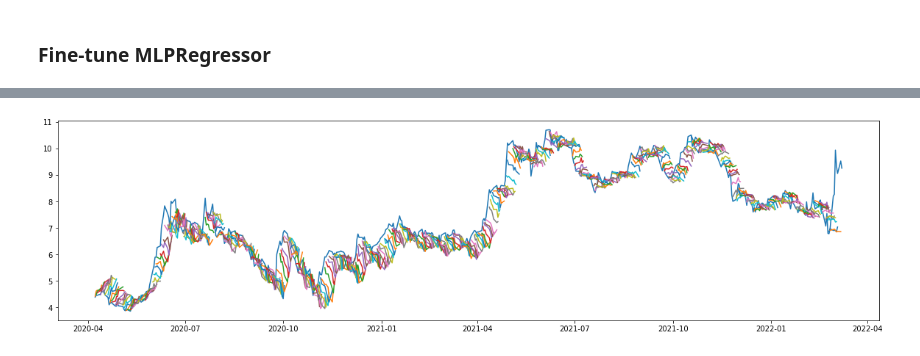
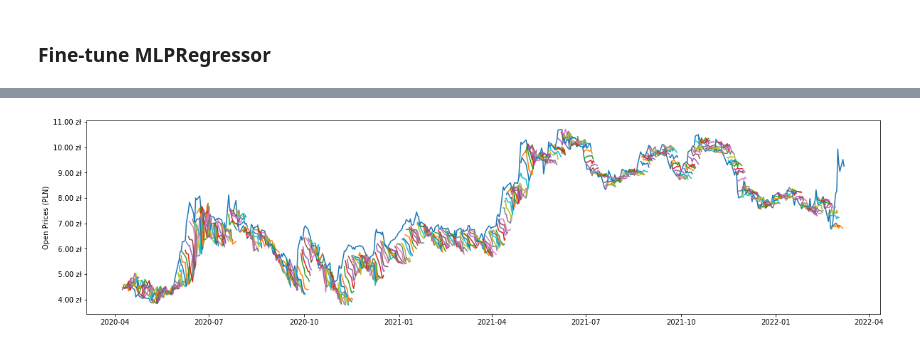
Before and after one commit to WeijiaYin/stock-market, a Jupyter notebook: MLP.ipynb, the cells around one changed output, grey strips where cells are left out. Saved outputs shown, nothing was run; the diff lists cells and outputs as text; code cells hidden in the pictures.

Commit message:
add figure unit

```diff
--- a/MLP.ipynb
+++ b/MLP.ipynb
@@ -355,11 +361,13 @@ RMSE = 0.5739977633389248
 # %%
 data = df.loc[test_split_idx+1:].Data
 x_truth = data;
 y_truth = test_df['Otwarcie_1day'];
+plt.ylabel('Open Prices (PLN)')
+plt.gca().yaxis.set_major_formatter(mticker.FormatStrFormatter('%.2f zł'))
 plt.plot(x_truth, y_truth);
 for i in range(len(y_pred)-7):
     x = data[i:i+7].tolist()
     y = y_pred[i]
     plt.plot(x, y)
 # %% [output]
-[figure, old version]
+[figure, new version]
```
Also changed, not shown: parts of 12 cells of this notebook, 5 other files.
